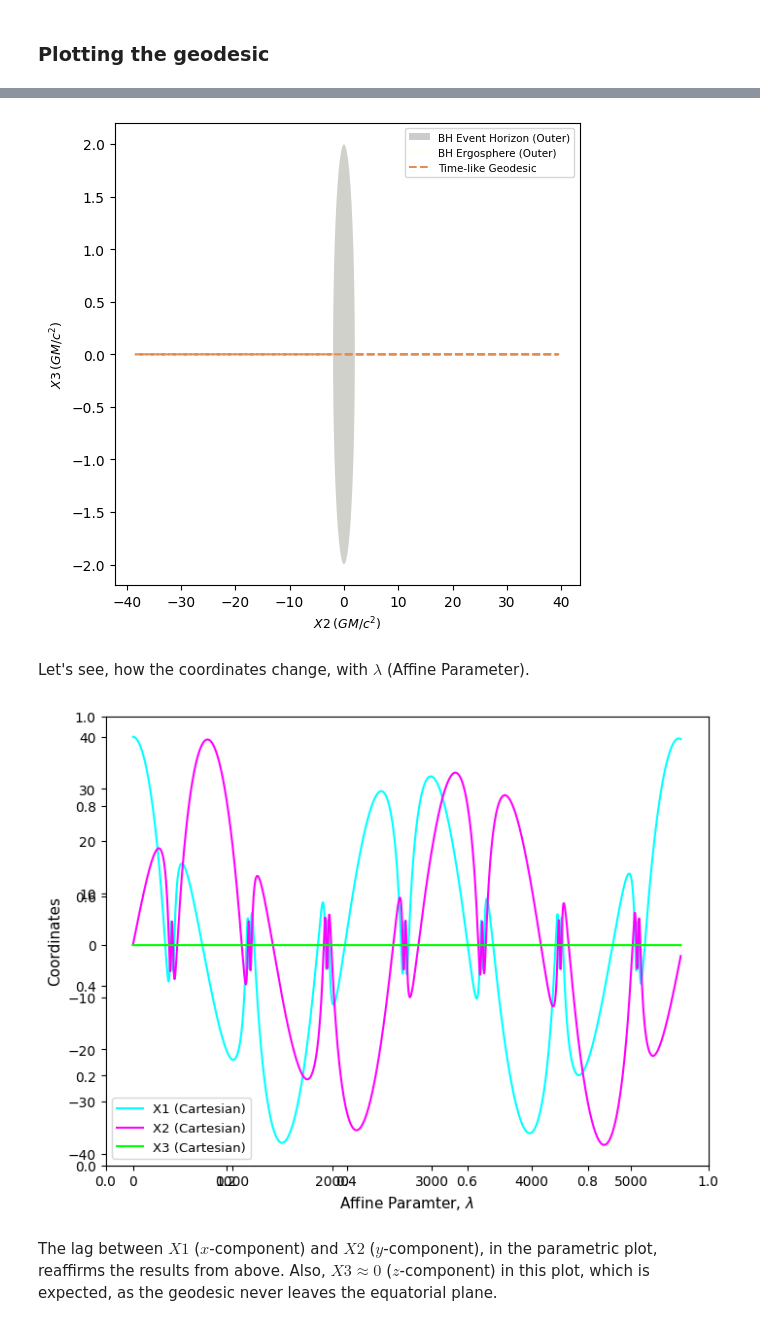
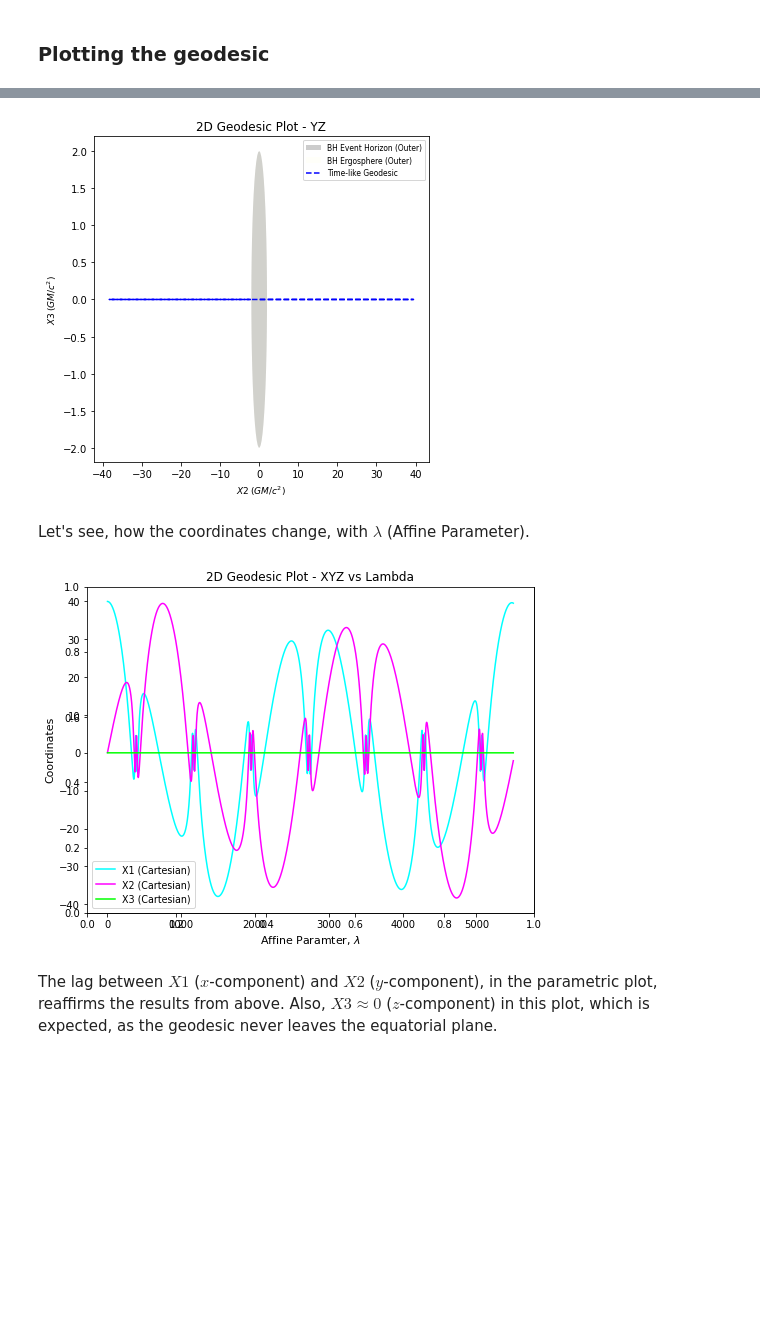
Before and after one commit to einsteinpy/einsteinpy, a Jupyter notebook: docs/source/examples/Visualizing Precession in Schwarzschild Spacetime.ipynb, the cells around one changed output, grey strips where cells are left out. Drawn from its saved outputs; the diff is of its cells as text; code cells hidden in the pictures; blank space fills up the shorter version.

```diff
--- a/docs/source/examples/Visualizing Precession in Schwarzschild Spacetime.ipynb
+++ b/docs/source/examples/Visualizing Precession in Schwarzschild Spacetime.ipynb
@@ -57,16 +63,16 @@ sgpl.show()
 # %%
 sgpl.clear()
-sgpl.plot2D(geod, coordinates=(2, 3)) # Plot Y & Z
+sgpl.plot2D(geod, coordinates=(2, 3), color="blue", title="2D Geodesic Plot - YZ") # Plot Y & Z
 sgpl.show()
 # %% [output]
-[figure, old version]
+[figure, new version]
 # %% [markdown]
 Let's see, how the coordinates change, with $\lambda$ (Affine Parameter).
 # %%
 sgpl.clear()
-sgpl.parametric_plot(geod, colors=("cyan", "magenta", "lime")) # Plot X, Y, Z vs Lambda (Affine Parameter)
+sgpl.parametric_plot(geod, colors=("cyan", "magenta", "lime"), title="2D Geodesic Plot - XYZ vs Lambda") # Plot X, Y, Z vs Lambda (Affine Parameter)
 sgpl.show()
 # %% [output]
-[figure, old version]
+[figure, new version]
 # %% [markdown]
 The lag between $X1$ ($x$-component) and $X2$ ($y$-component), in the parametric plot, reaffirms the results from above. Also, $X3 \approx 0$ ($z$-component) in this plot, which is expected, as the geodesic never leaves the equatorial plane.
```
Also changed, not shown: parts of 5 cells of this notebook.
